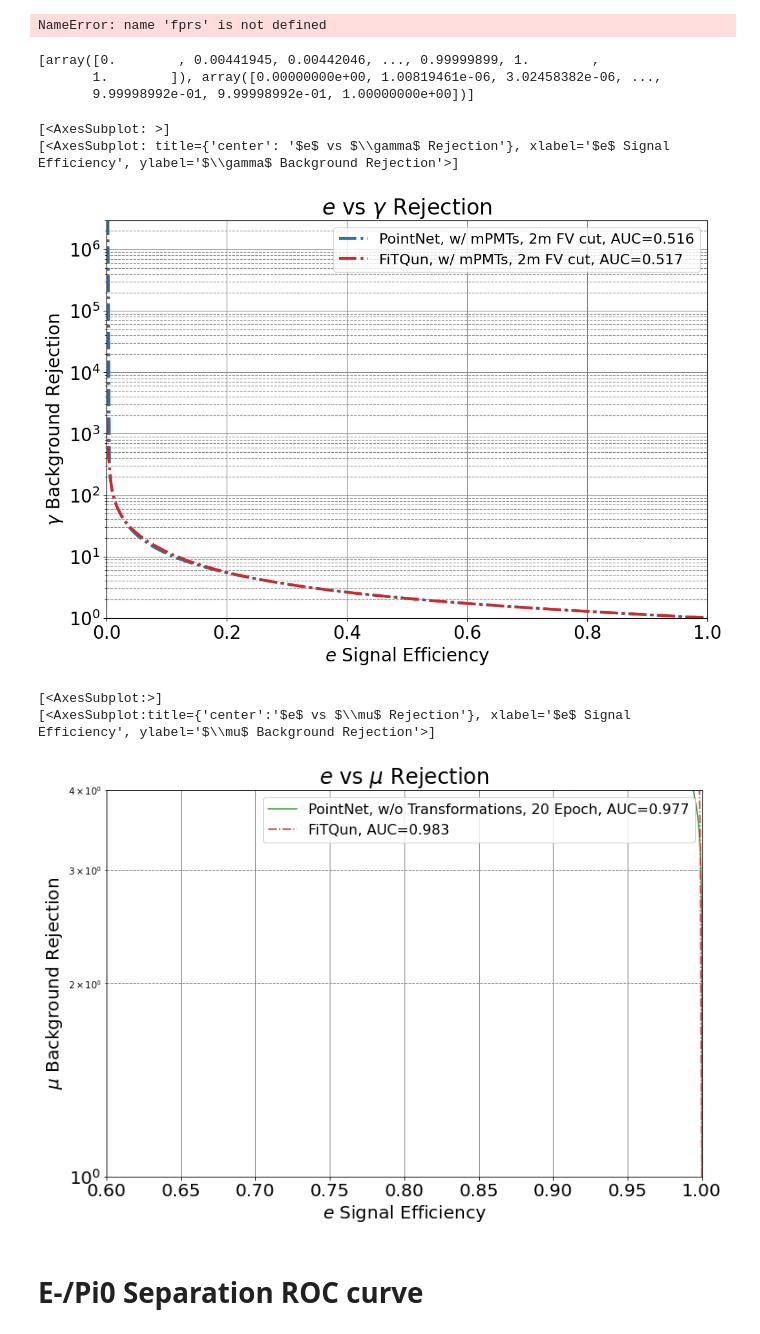
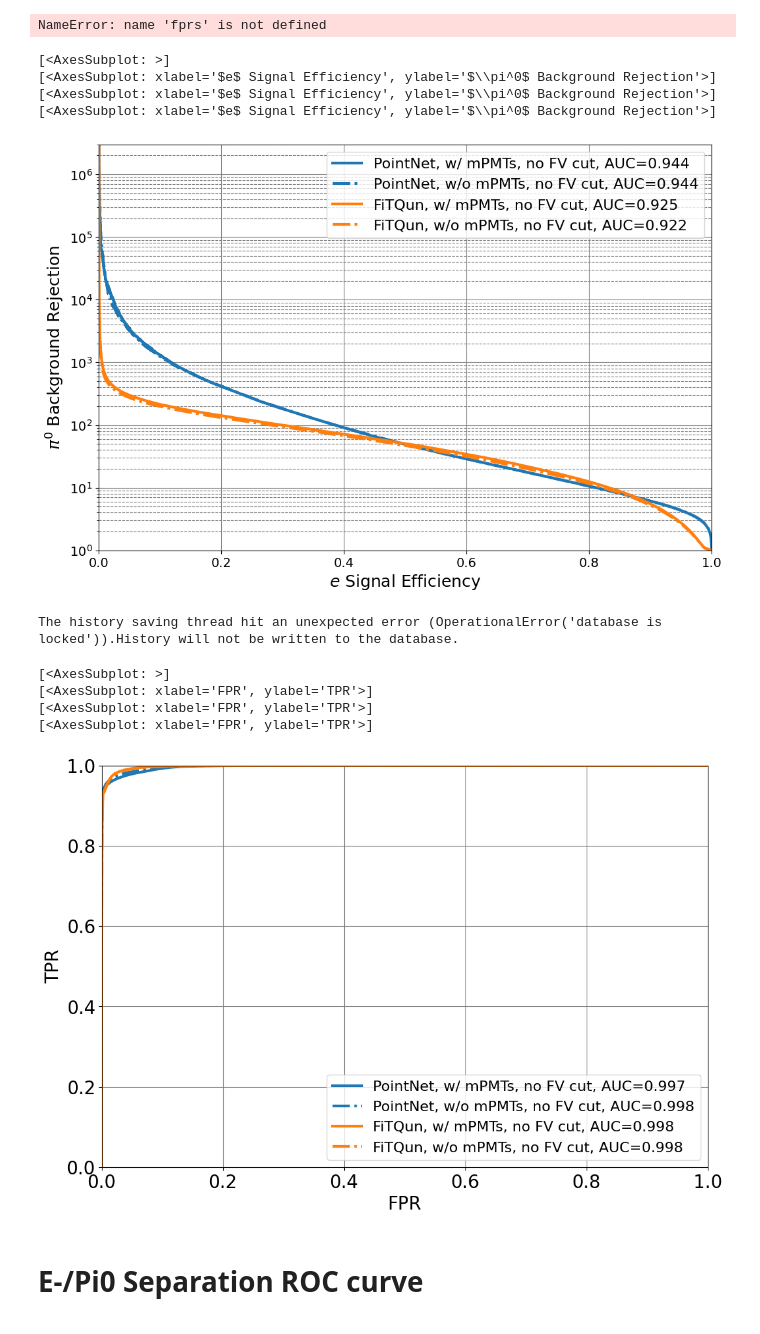
Before and after one commit to Joanna-Gao/WatChMaL_analysis, a Jupyter notebook: pointnet/short_tank_pointnet_tts_var.ipynb, the cells around one changed output. Cells and saved outputs as stored; diff of their text form; code cells hidden in the pictures.

```diff
--- a/pointnet/short_tank_pointnet_tts_var.ipynb
+++ b/pointnet/short_tank_pointnet_tts_var.ipynb
@@ -82,7 +93,7 @@ KeyboardInterrupt:
 # %% [markdown]
 # Plot ROC curves for pointnet and fitqun
 # %%
-pointnets=[0]
+pointnets=range(len(pointnet_titles))
 fitquns=range(len(fitqun_titles))
 # %%
 locs = [pointnet_locs[i] for i in range(len(pointnet_locs))]
@@ -101,8 +128,8 @@ HKHybrid_raw_actual_labels
 # %%
 # Apply the cut on fiducial volume
-fv_2m = np.load("/project/rpp-blairt2k/machine_learning/data/HKHybrid/numpy/e-g_w_mpmts_fv_2m.npy", allow_pickle="TRUE").item()
+fv_2m = np.load("/project/rpp-blairt2k/machine_learning/data/HKHybrid/numpy/e-mu-_wo_mpmts_fv_2m.npy", allow_pickle="TRUE").item()
 # fv_2m = np.load("/project/rpp-blairt2k/machine_learning/data/HKHybrid/numpy/e-pi0_w_mpmts_fv_2m.npy", allow_pickle="TRUE").item()
-fv_2m_cut = np.concatenate((fv_2m['e-'], fv_2m['gamma']))  # sometimes it's e, sometimes it's e-
+fv_2m_cut = np.concatenate((fv_2m['e-'], fv_2m['mu-']))  # sometimes it's e, sometimes it's e-
 # fv_2m_cut = np.concatenate((fv_2m['e-'], fv_2m['pi0']))
 # %%
 fv_2m_cut
@@ -126,7 +153,7 @@ fprs, tprs, thrs = [], [], []
 fprs_2m_fv, tprs_2m_fv, thrs_2m_fv = multi_compute_roc(HKHybrid_raw_output_softmax_2m_fv,
                                                            HKHybrid_raw_actual_labels_2m_fv,
                                                            true_label=label_dict["$e$"],
-                                                           false_label=label_dict["$\gamma$"])
+                                                           false_label=label_dict["$\mu$"])
 fprs.extend(fprs_2m_fv)
 tprs.extend(tprs_2m_fv)
 thrs.extend(thrs_2m_fv)
@@ -142,14 +169,14 @@ thrs.append(thrs_2m_fv[0])#; thrs.append(thrs_4m_fv[0])
 NameError: name 'fprs' is not defined
 # %%
 ############# add in fitqun data #############
-# for i in fitquns:
-#     fq_fpr_e = fitqun_files[i]['fq_fpr_e']
-#     fq_tpr_e = fitqun_files[i]['fq_tpr_e']
-#     fq_threshold_e = fitqun_files[i]['fq_threshold_e']
+for i in fitquns:
+    fq_fpr_e = fitqun_files[i]['fq_fpr_e']
+    fq_tpr_e = fitqun_files[i]['fq_tpr_e']
+    fq_threshold_e = fitqun_files[i]['fq_threshold_e']
 
-#     fprs.append(fq_fpr_e)
-#     tprs.append(fq_tpr_e)
-#     thrs.append(fq_threshold_e)
+    fprs.append(fq_fpr_e)
+    tprs.append(fq_tpr_e)
+    thrs.append(fq_threshold_e)
 
 # for i in fitquns:
 #     fq_fpr_e_for_pi0 = fitqun_files[i]['fq_fpr_e_for_pi0']
@@ -159,38 +186,39 @@ NameError: name 'fprs' is not defined
 #     tprs.append(fq_tpr_e_for_pi0)
 #     thrs.append(fq_threshold_e_for_pi0)
 
-fq_fpr_e_for_g = fitqun_files[0]['fq_fpr_e_for_g']
-fq_tpr_e_for_g = fitqun_files[0]['fq_tpr_e_for_g']
-fq_threshold_e_for_g = fitqun_files[0]['fq_threshold_e_for_g']
-fprs.append(fq_fpr_e_for_g)
-tprs.append(fq_tpr_e_for_g)
-thrs.append(fq_threshold_e_for_g)
+# fq_fpr_e_for_g = fitqun_files[0]['fq_fpr_e_for_g']
+# fq_tpr_e_for_g = fitqun_files[0]['fq_tpr_e_for_g']
+# fq_threshold_e_for_g = fitqun_files[0]['fq_threshold_e_for_g']
+# fprs.append(fq_fpr_e_for_g)
+# tprs.append(fq_tpr_e_for_g)
+# thrs.append(fq_threshold_e_for_g)
-# %%
-print(fprs)
-# %% [output]
-[array([0.        , 0.00441945, 0.00442046, ..., 0.99999899, 1.        ,
-       1.        ]), array([0.00000000e+00, 1.00819461e-06, 3.02458382e-06, ...,
-       9.99998992e-01, 9.99998992e-01, 1.00000000e+00])]
 # %%
-figs = multi_plot_roc(fprs, tprs, thrs, "$e$", "$\gamma$",
+figs = multi_plot_roc(fprs, tprs, thrs, "$e$", "$\mu$",
                       fig_list=[1], xlims=[[0,1]],ylims=[[1,3e6]],  #3e6
                       linestyles=linestyle, linecolors=linecolor, linewidths=linewidth,
                       plot_labels=titles, show=False)
-# plt.savefig("e-mu-PID.png", transparent=True)
+plt.savefig("plots/e-mu-_classification/e-mu-_bgRejection_snEff_w_n_wo_mPMTs.png")
+# plt.savefig("plots/e-g_classification/e-g_TPR_FPR_w_n_wo_mPMTs.png")
 # %% [output]
 [<AxesSubplot: >]
-[<AxesSubplot: title={'center': '$e$ vs $\\gamma$ Rejection'}, xlabel='$e$ Signal Efficiency', ylabel='$\\gamma$ Background Rejection'>]
+[<AxesSubplot: xlabel='$e$ Signal Efficiency', ylabel='$\\pi^0$ Background Rejection'>]
+[<AxesSubplot: xlabel='$e$ Signal Efficiency', ylabel='$\\pi^0$ Background Rejection'>]
+[<AxesSubplot: xlabel='$e$ Signal Efficiency', ylabel='$\\pi^0$ Background Rejection'>]
-[figure, old version]
+[figure, new version]
+The history saving thread hit an unexpected error (OperationalError('database is locked')).History will not be written to the database.
 # %%
 figs = multi_plot_roc(fprs, tprs, thrs, "$e$", "$\mu$",
-                      fig_list=[1], xlims=[[0.6,1.0]], ylims=[[1,4]],
-                      linestyles=linestyle,linecolors=linecolor,
+                      fig_list=[0], xlims=[[0,1]], ylims=[[0,1]],
+                      linestyles=linestyle,linecolors=linecolor, linewidths=linewidth,
                       plot_labels=titles, show=False)#,
                       #leg_loc='lower left')
+plt.savefig("plots/e-mu-_classification/e-mu-_TPR_FPR_w_n_wo_mPMTs.png")
 # %% [output]
-[<AxesSubplot:>]
-[<AxesSubplot:title={'center':'$e$ vs $\\mu$ Rejection'}, xlabel='$e$ Signal Efficiency', ylabel='$\\mu$ Background Rejection'>]
+[<AxesSubplot: >]
+[<AxesSubplot: xlabel='FPR', ylabel='TPR'>]
+[<AxesSubplot: xlabel='FPR', ylabel='TPR'>]
+[<AxesSubplot: xlabel='FPR', ylabel='TPR'>]
-[figure, old version]
+[figure, new version]
 # %% [markdown]
 # E-/Pi0 Separation ROC curve
 # %%
```
Also changed, not shown: parts of 7 cells of this notebook, 10 other files.
